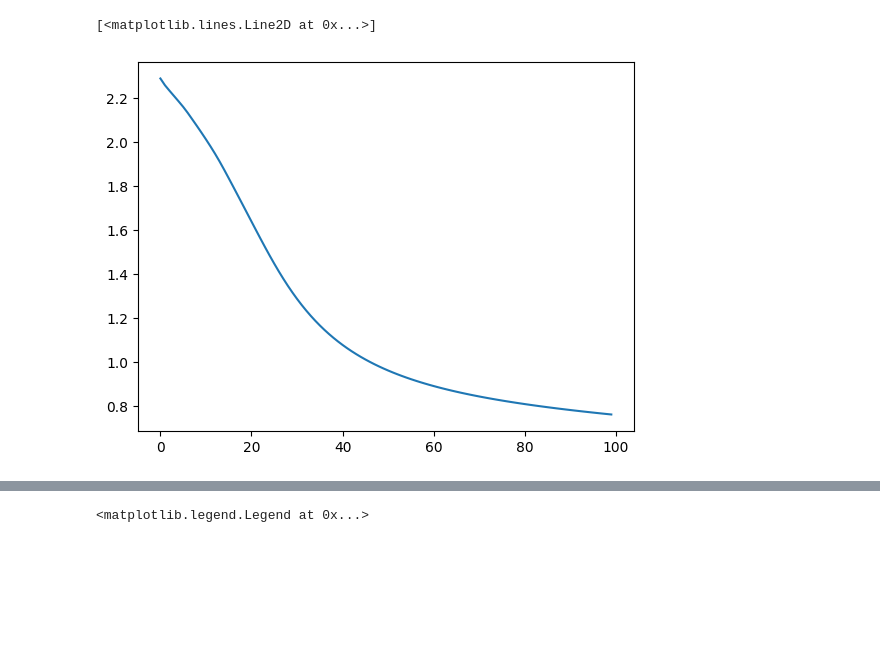
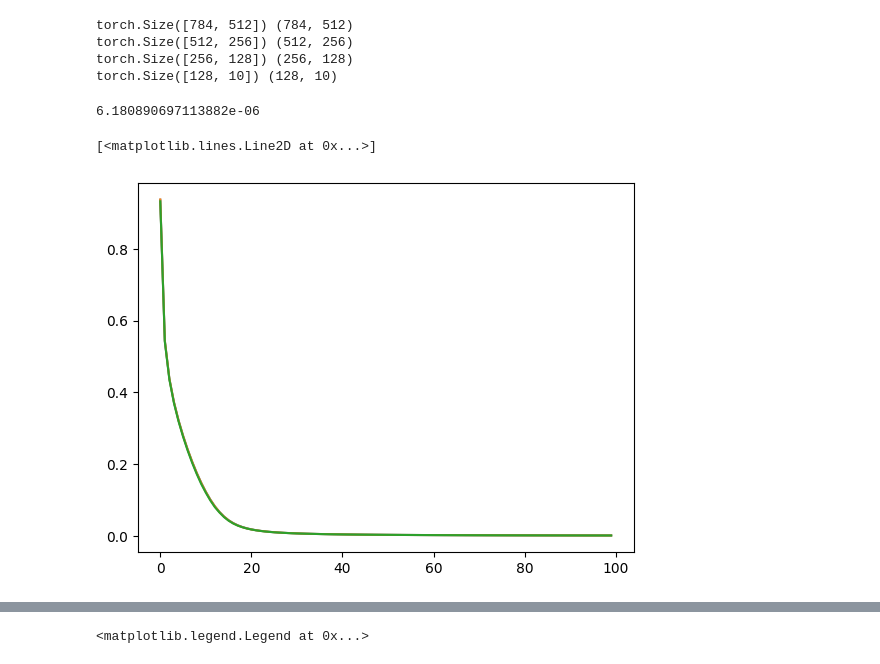
Before and after one commit to sugoma11/InconvenientWeightsUpdate, a Jupyter notebook: DebugBN.ipynb, the cells around one changed output, grey strips where cells are left out. Saved outputs shown, nothing was run; the diff lists cells and outputs as text; code cells hidden in the pictures; blank space fills up the shorter version.

```diff
--- a/DebugBN.ipynb
+++ b/DebugBN.ipynb
@@ -305,6 +330,13 @@ init_bias1 = deepcopy(tinymodel.linear1.bias.detach())
 
 init_weight2 = deepcopy(tinymodel.linear2.weight.detach().T)
 init_bias2 = deepcopy(tinymodel.linear2.bias.detach())
+
+init_weight3 = deepcopy(tinymodel.linear3.weight.detach().T)
+init_bias3 = deepcopy(tinymodel.linear3.bias.detach())
+
+init_weight4 = deepcopy(tinymodel.linear4.weight.detach().T)
+init_bias4 = deepcopy(tinymodel.linear4.bias.detach())
+
 
 optimizer = torch.optim.SGD(tinymodel.parameters(), lr=0.01, weight_decay=0.0,)
 loss_fn = torch.nn.CrossEntropyLoss()
@@ -346,19 +383,29 @@ plt.plot(lt)
-# %%
-plt.plot(lt)
-# %% [output]
-[<matplotlib.lines.Line2D at 0x...>]
-[figure, removed]
 # %%
 ce = CrossEntropy(optimize_exponents=True)
 
 nn3_old = Network(reg_func=none_reg, loss_func=ce, reg_lambda=0.0, lr=0.01)
 
-nn3_old.add_layer(Linear((784, 10), weight=init_weight1, bias=init_bias1))
-nn3_old.add_layer(BatchNorm1d(10))
+nn3_old.add_layer(Linear((784, 512), weight=init_weight1, bias=init_bias1))
+nn3_old.add_layer(BatchNorm1d(512))
 nn3_old.add_layer(LReLU(0.001))
-nn3_old.add_layer(Linear((10, 10), weight=init_weight2, bias=init_bias2))
+
+nn3_old.add_layer(Linear((512, 256), weight=init_weight2, bias=init_bias2))
+nn3_old.add_layer(BatchNorm1d(256))
+nn3_old.add_layer(LReLU(0.001))
+
+nn3_old.add_layer(Linear((256, 128), weight=init_weight3, bias=init_bias3))
+nn3_old.add_layer(BatchNorm1d(128))
+nn3_old.add_layer(LReLU(0.001))
+
+nn3_old.add_layer(Linear((128, 10), weight=init_weight4, bias=init_bias4))
+
 
 nn3_new = deepcopy(nn3_old)
+# %% [output]
+torch.Size([784, 512]) (784, 512)
+torch.Size([512, 256]) (512, 256)
+torch.Size([256, 128]) (256, 128)
+torch.Size([128, 10]) (128, 10)
 # %%
 loss_new = []
 for ep in range(100):
@@ -367,7 +414,7 @@ for ep in range(100):
 
         x_batch, y_batch = batch
 
-        loss_.append(nn3_new.my_fit(x_batch, y_batch, False).item())
+        loss_.append(nn3_new.my_fit_refactor(x_batch, y_batch, False).item())
 
     loss_new.append(sum(loss_) / len(loss_))
 
@@ -379,6 +426,17 @@ for ep in range(100):
 
         x_batch, y_batch = batch
 
-        loss_.append(nn3_old.my_fit(x_batch, y_batch, True).item())
+        loss_.append(nn3_old.my_fit_refactor(x_batch, y_batch, True).item())
 
     loss_old.append(sum(loss_) / len(loss_))
+# %%
+loss_new[75] - loss_old[75]
+# %% [output]
+6.180890697113882e-06
+# %%
+plt.plot(loss_new)
+plt.plot(loss_old)
+plt.plot(lt)
+# %% [output]
+[<matplotlib.lines.Line2D at 0x...>]
+[figure, added]
```
Also changed, not shown: parts of 7 cells of this notebook.
